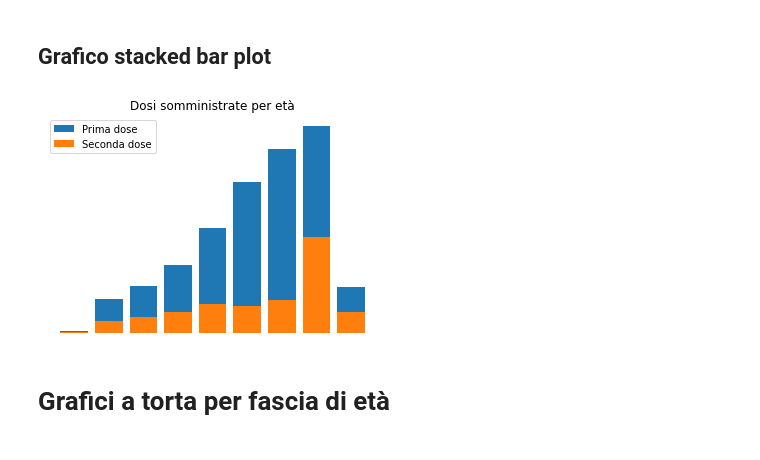
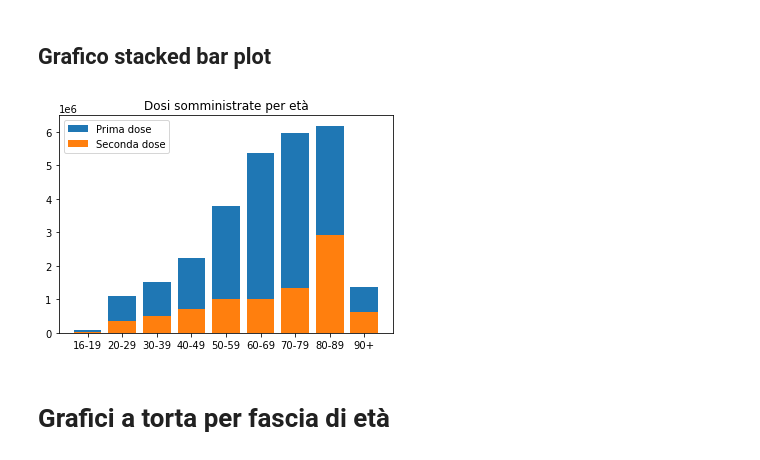
Before and after one commit to fabrhub/vaccines-data, a Jupyter notebook: Grafici.ipynb, the cells around one changed output. Cells and saved outputs as stored; diff of their text form; code cells hidden in the pictures.

```diff
--- a/Grafici.ipynb
+++ b/Grafici.ipynb
@@ -47,19 +55,19 @@ for i in range(len(anagrafica['fascia_anagrafica'])):
 # %%
 #Data la fascia, nel grafico a barre impilato so quante tra queste sono prime e seconde dosi
 fig, ax = plot.subplots()
 
 width = 0.8
 ax.bar(labels, prima_dose, width, label='Prima dose', bottom=seconda_dose)
 ax.bar(labels, seconda_dose, width, label='Seconda dose')
 
-plot.axis('off')
+#plot.axis('off')
 ax.set_title('Dosi somministrate per età')
 ax.legend()
 #plot.savefig(fname='grafico_stackedbarplot.svg')
 
 plot.show()
 # %% [output]
-[figure, old version]
+[figure, new version]
 # %% [markdown]
 # Grafici a torta per fascia di età
 # %% [markdown]
```
Also changed, not shown: parts of 22 cells of this notebook.
